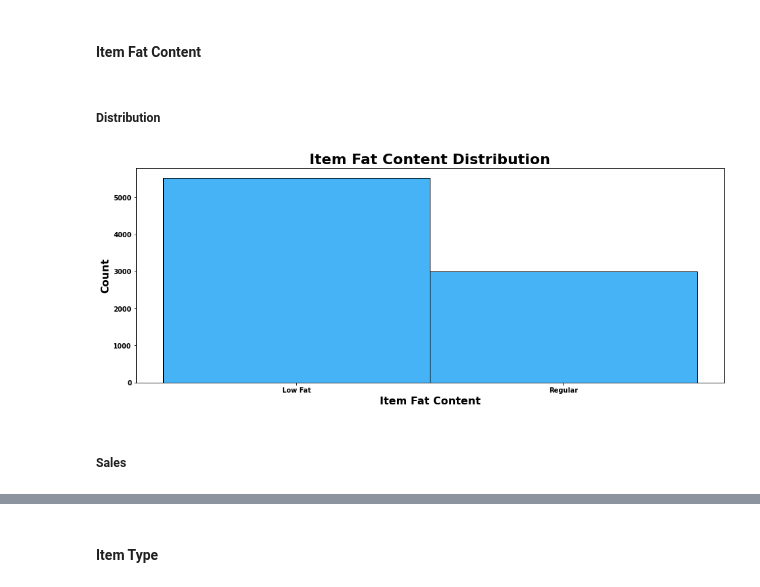
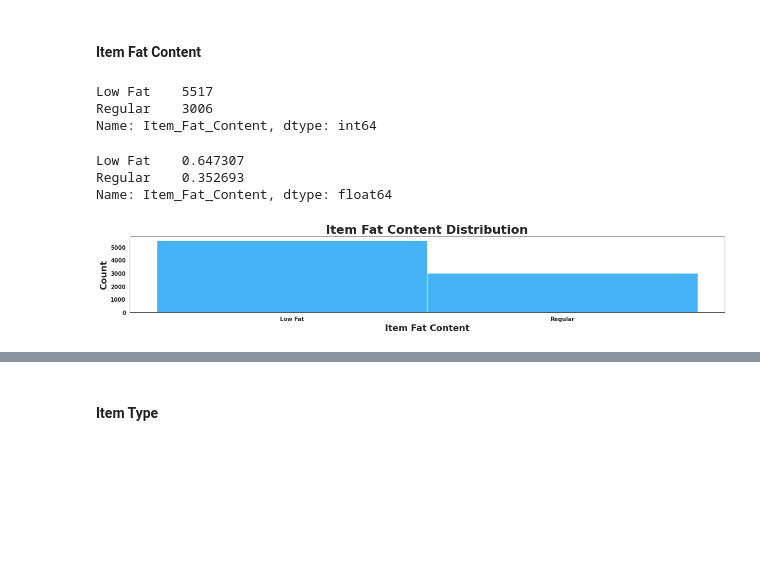
Before and after one commit to YBilodeau/Sales-Predictions, a Jupyter notebook: Sales_Prediction_Project.ipynb, the cells around one changed output, grey strips where cells are left out. Drawn from its saved outputs; the diff is of its cells as text; code cells hidden in the pictures; blank space fills up the shorter version.

```diff
--- a/Sales_Prediction_Project.ipynb
+++ b/Sales_Prediction_Project.ipynb
@@ -40,6 +44,7 @@ import numpy as np
 import pandas as pd
 import matplotlib.pyplot as plt
 import seaborn as sns
+sns.set_style('white')
 
 from sklearn.preprocessing import StandardScaler, OneHotEncoder
 from sklearn.impute import SimpleImputer
@@ -439,19 +729,30 @@ plt.yticks(fontsize = 10, weight='bold');
 # %% [markdown]
 #### **Item Fat Content**
-# %% [markdown]
-##### **Distribution**
+# %%
+df['Item_Fat_Content'].value_counts()
+# %% [output]
+Low Fat    5517
+Regular    3006
+Name: Item_Fat_Content, dtype: int64
+# %%
+df['Item_Fat_Content'].value_counts(normalize=True)
+# %% [output]
+Low Fat    0.647307
+Regular    0.352693
+Name: Item_Fat_Content, dtype: float64
 # %%
-plt.figure(figsize = (16, 6))
+plt.figure(figsize = (16,3))
 
 sns.histplot(data=df, x='Item_Fat_Content', color='#069AF3');
 
 plt.title('Item Fat Content Distribution', fontsize = 22, weight='bold');
 plt.xlabel('Item Fat Content', fontsize = 16, weight='bold');
 plt.ylabel('Count', fontsize = 16, weight='bold');
 plt.xticks(fontsize = 10, weight='bold', rotation=0);
 plt.yticks(fontsize = 10, weight='bold');
+
+plt.tight_layout()
+plt.show;
 # %% [output]
-[figure, old version]
+[figure, new version]
-# %% [markdown]
-##### **Sales**
 # %%
```
Also changed, not shown: parts of 198 cells of this notebook.
